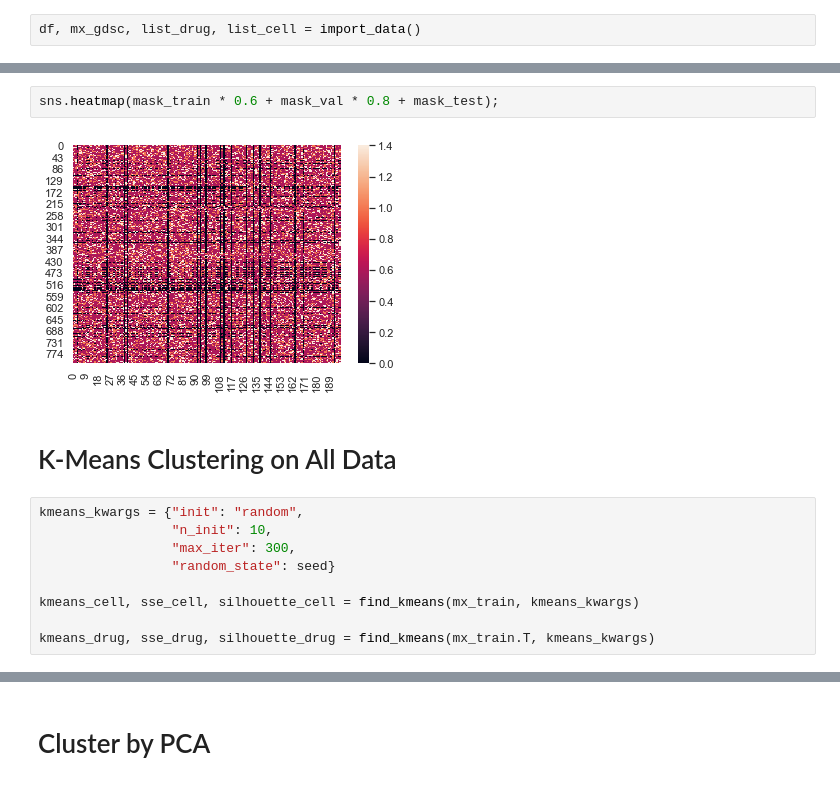
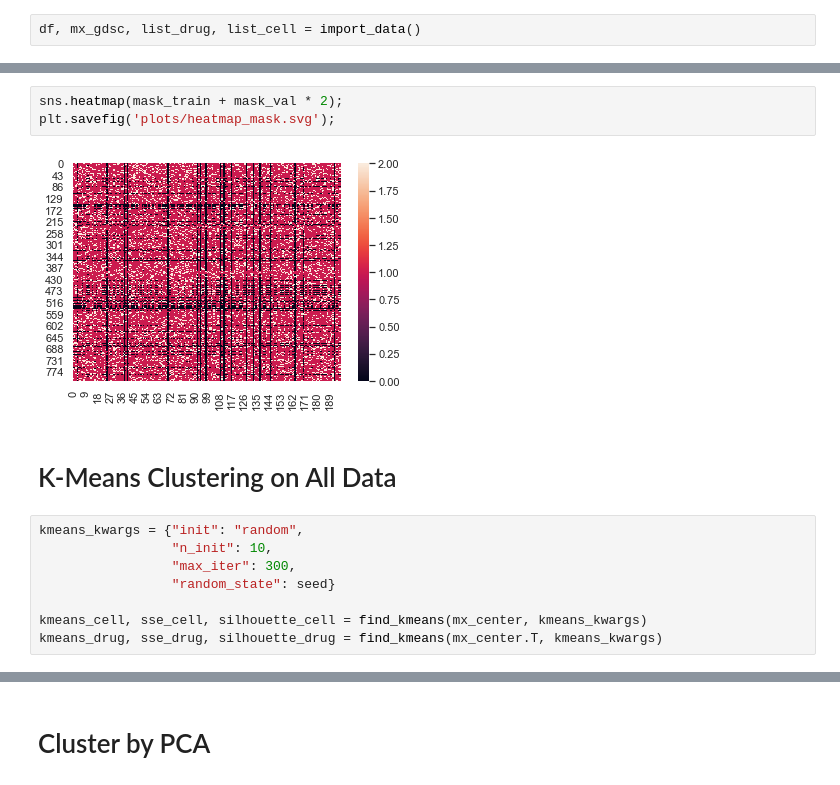
Before and after one commit to jessicaw9910/dsmath_project1, a Jupyter notebook: src/GDSC_Project.ipynb, the cells around one changed output, grey strips where cells are left out. Saved outputs shown, nothing was run; the diff lists cells and outputs as text.

```diff
--- a/src/GDSC_Project.ipynb
+++ b/src/GDSC_Project.ipynb
@@ -33,7 +34,8 @@ mx_train, idx_test, idx_val, idx_train, mask_test, mask_val, mask_train = proces
-# %%
-sns.heatmap(mask_train * 0.6 + mask_val * 0.8 + mask_test);
-# %% [output]
-[figure, removed]
+# %%
+sns.heatmap(mask_train + mask_val * 2);
+plt.savefig('plots/heatmap_mask.svg');
+# %% [output]
+[figure, added]
 # %% [markdown]
 # K-Means Clustering on All Data
 # %%
@@ -42,6 +44,5 @@ kmeans_kwargs = {"init": "random",
                  "max_iter": 300,
                  "random_state": seed}
 
-kmeans_cell, sse_cell, silhouette_cell = find_kmeans(mx_train, kmeans_kwargs)
-
-kmeans_drug, sse_drug, silhouette_drug = find_kmeans(mx_train.T, kmeans_kwargs)
+kmeans_cell, sse_cell, silhouette_cell = find_kmeans(mx_center, kmeans_kwargs)
+kmeans_drug, sse_drug, silhouette_drug = find_kmeans(mx_center.T, kmeans_kwargs)
```
Also changed, not shown: parts of 30 cells of this notebook, 26 other files.
